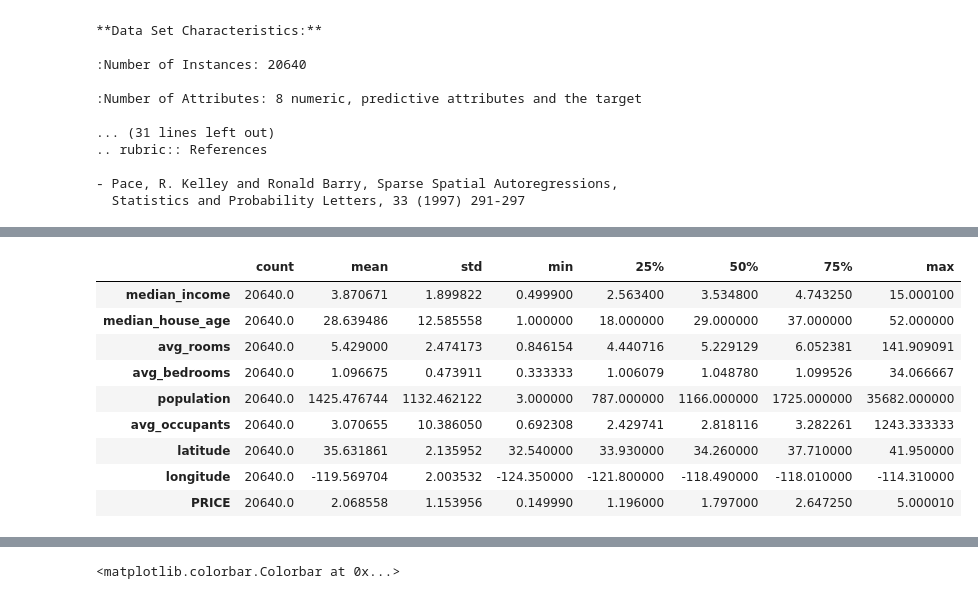
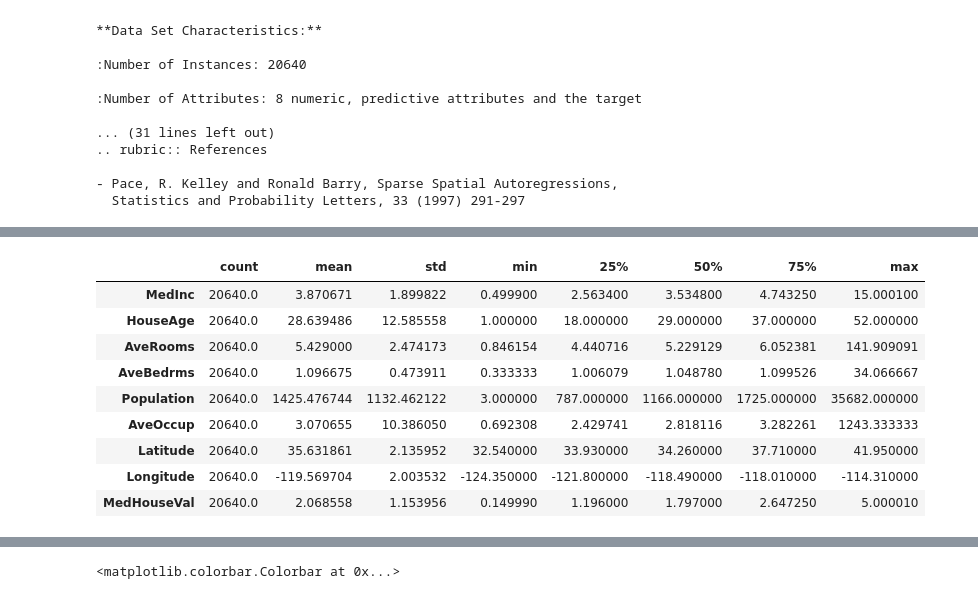
Before and after one commit to dataops95/ml-zoomcamp-homeworks-2025, a Jupyter notebook: midterm/notebook.ipynb, the cells around one changed output, grey strips where cells are left out. Cells and saved outputs as stored; diff of their text form; code cells hidden in the pictures.

```diff
--- a/midterm/notebook.ipynb
+++ b/midterm/notebook.ipynb
@@ -36,20 +55,7 @@ California Housing dataset
 housing = fetch_california_housing(as_frame=True)
 
 # Create a DataFrame from the dataset
-df_raw = housing.frame
-df_raw.to_csv('data_raw.csv', index=False)
-
-df_original = df_raw.rename(columns={
-    "MedInc": "median_income",
-    "HouseAge": "median_house_age",
-    "AveRooms": "avg_rooms",
-    "AveBedrms": "avg_bedrooms",
-    "Population": "population",
-    "AveOccup": "avg_occupants",
-    "Latitude": "latitude",
-    "Longitude": "longitude",
-    "MedHouseVal": "PRICE"
-})
-
-df_original.head()
+df = housing.frame
+df.to_csv('data/data.csv', index=False)
+df.head()
 # %% [output]
@@ -62,13 +70,14 @@ df_original.head()
 # %%
-df_original.describe().T
+# Data distribution
+df.describe().T
 # %% [output]
 |  | count | mean | std | min | 25% | 50% | 75% | max |
-| median_income | 20640.0 | 3.870671 | 1.899822 | 0.499900 | 2.563400 | 3.534800 | 4.743250 | 15.000100 |
-| median_house_age | 20640.0 | 28.639486 | 12.585558 | 1.000000 | 18.000000 | 29.000000 | 37.000000 | 52.000000 |
-| avg_rooms | 20640.0 | 5.429000 | 2.474173 | 0.846154 | 4.440716 | 5.229129 | 6.052381 | 141.909091 |
-| avg_bedrooms | 20640.0 | 1.096675 | 0.473911 | 0.333333 | 1.006079 | 1.048780 | 1.099526 | 34.066667 |
-| population | 20640.0 | 1425.476744 | 1132.462122 | 3.000000 | 787.000000 | 1166.000000 | 1725.000000 | 35682.000000 |
-| avg_occupants | 20640.0 | 3.070655 | 10.386050 | 0.692308 | 2.429741 | 2.818116 | 3.282261 | 1243.333333 |
-| latitude | 20640.0 | 35.631861 | 2.135952 | 32.540000 | 33.930000 | 34.260000 | 37.710000 | 41.950000 |
-| longitude | 20640.0 | -119.569704 | 2.003532 | -124.350000 | -121.800000 | -118.490000 | -118.010000 | -114.310000 |
-| PRICE | 20640.0 | 2.068558 | 1.153956 | 0.149990 | 1.196000 | 1.797000 | 2.647250 | 5.000010 |
+| MedInc | 20640.0 | 3.870671 | 1.899822 | 0.499900 | 2.563400 | 3.534800 | 4.743250 | 15.000100 |
+| HouseAge | 20640.0 | 28.639486 | 12.585558 | 1.000000 | 18.000000 | 29.000000 | 37.000000 | 52.000000 |
+| AveRooms | 20640.0 | 5.429000 | 2.474173 | 0.846154 | 4.440716 | 5.229129 | 6.052381 | 141.909091 |
+| AveBedrms | 20640.0 | 1.096675 | 0.473911 | 0.333333 | 1.006079 | 1.048780 | 1.099526 | 34.066667 |
+| Population | 20640.0 | 1425.476744 | 1132.462122 | 3.000000 | 787.000000 | 1166.000000 | 1725.000000 | 35682.000000 |
+| AveOccup | 20640.0 | 3.070655 | 10.386050 | 0.692308 | 2.429741 | 2.818116 | 3.282261 | 1243.333333 |
+| Latitude | 20640.0 | 35.631861 | 2.135952 | 32.540000 | 33.930000 | 34.260000 | 37.710000 | 41.950000 |
+| Longitude | 20640.0 | -119.569704 | 2.003532 | -124.350000 | -121.800000 | -118.490000 | -118.010000 | -114.310000 |
+| MedHouseVal | 20640.0 | 2.068558 | 1.153956 | 0.149990 | 1.196000 | 1.797000 | 2.647250 | 5.000010 |
```
Also changed, not shown: parts of 11 cells of this notebook, 13 other files.
